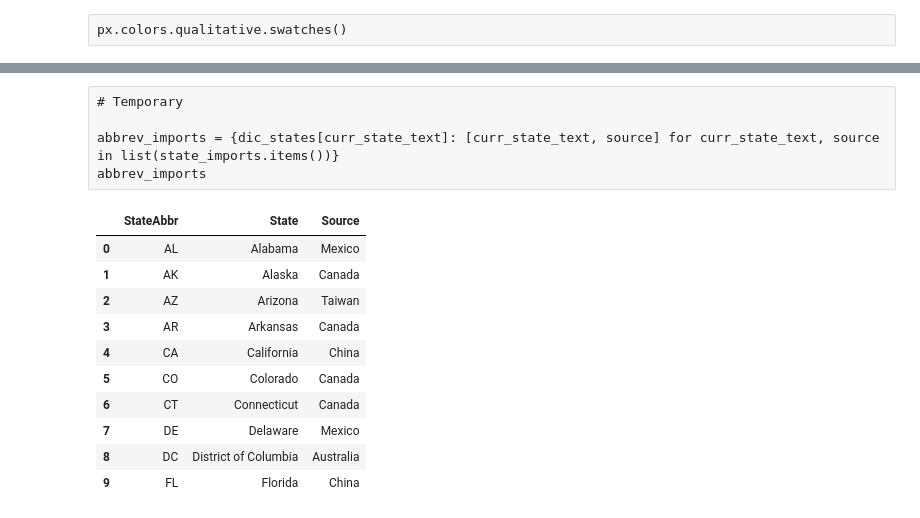
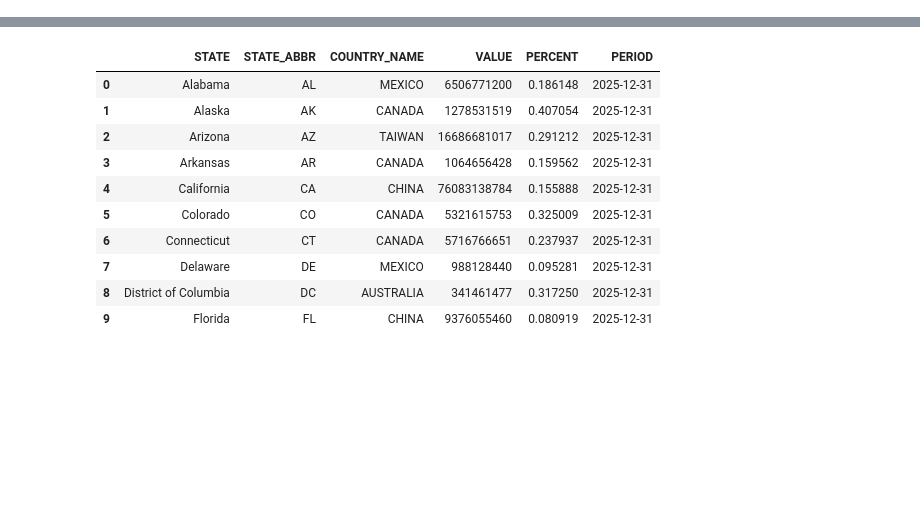
Before and after one commit to cesinco/trade-partners-by-state, a Jupyter notebook: get_top_export_countries_by_state.ipynb, the cells around one changed output, grey strips where cells are left out. Cells and saved outputs as stored; diff of their text form; code cells hidden in the pictures; blank space fills up the shorter version.

```diff
--- a/get_top_export_countries_by_state.ipynb
+++ b/get_top_export_countries_by_state.ipynb
@@ -148,3 +42,11 @@ and by setting the filter to the most recent year available, and swapping betwee
+# %%
+# Some configurations required for the remainder of the script
+
+load_dotenv(override=True)
+CENSUS_GOV_API_KEY = os.getenv("CENSUS_GOV_API_KEY")
+recent_full_year = datetime.now().year - 1
+census_exports_url = f"https://api.census.gov/data/timeseries/intltrade/exports/statehs?get=STATE,CTY_CODE,CTY_NAME,ALL_VAL_YR&time={recent_full_year}-12&STATE=[STATE]&key={CENSUS_GOV_API_KEY}"
+census_imports_url = f"https://api.census.gov/data/timeseries/intltrade/imports/statehs?get=STATE,CTY_CODE,CTY_NAME,GEN_VAL_YR&time={recent_full_year}-12&STATE=[STATE]&key={CENSUS_GOV_API_KEY}"
 # %%
 # We also need a translation dictionary from state name to state abbreviation (for mapping)
 
@@ -489,0 +141,23 @@ while True:
+# %%
+# Set up our dictionary for export countries by state
+state_imports = {}
+
+for state_name, state_abbr in dic_states.items():
+    state_url = census_imports_url.replace("[STATE]", state_abbr)
+    df_state = pd.read_csv(
+          state_url
+        , skiprows=1
+        , usecols = [0, 1, 2, 3, 4]
+        , names = ["STATE_ABBR", "COUNTRY_CODE", "COUNTRY_NAME", "VALUE", "PERIOD"]
+        , converters = {0: lambda x: x.replace('"', '').replace("[", ""), 4: lambda x: pd.to_datetime(x, format='%Y-%m') + pd.offsets.MonthEnd(0)}
+    )
+    df_total = df_state[df_state["COUNTRY_CODE"] == "-"]
+    df_state = df_state[df_state["COUNTRY_CODE"].str.contains(r"^[1-9][0-9]+$")]
+    df_state.sort_values("VALUE", ascending=False, inplace=True)
+    df_state["PERCENT"] = df_state["VALUE"] / df_total["VALUE"].iloc[0]
+    df_state = df_state.reset_index(drop=True).head(1) # Highest valued import country for this state
+    # Print just one of the states' export data
+    if state_abbr == "FL":
+        console.print_json(data=df_state.to_dict(orient="records"), ensure_ascii=True, default=str, highlight=True, indent=4)
+    # Add the highest valued import country for this state to the state_imports dictionary
+    state_imports[state_name] = df_state.iloc[0].to_dict()
@@ -573,5 +333,3 @@ df_export_labels
-# %% [raw]
-px.colors.qualitative.swatches()
 # %%
 fig = px.choropleth(
       df_exports
@@ -613,29 +371,23 @@ fig.show()
 fig.write_image("images/export_countries_by_state.png")
 # %% [markdown]
 ![export_countries_by_state.png](./images/export_countries_by_state.png)
-# %% [raw]
-# Temporary
-
-abbrev_imports = {dic_states[curr_state_text]: [curr_state_text, source] for curr_state_text, source in list(state_imports.items())}
-abbrev_imports
 # %%
-df_imports = pd.DataFrame.from_dict(state_imports, columns=["State", "Source"], orient="index")
-#df_imports = pd.DataFrame.from_dict(abbrev_imports, columns=["State", "Source"], orient="index")
-df_imports.index.names = ["StateAbbr"]
+df_imports = pd.DataFrame.from_dict(state_imports, columns=["STATE_ABBR", "COUNTRY_NAME", "VALUE", "PERCENT", "PERIOD"], orient="index")
+df_imports.index.names = ["STATE"]
 df_imports.reset_index(drop=False, inplace=True)
 # Since Puerto Rico doesn't appear on the map, we will drop it from the dataframe
-df_imports = df_imports[df_imports["StateAbbr"] != "PR"]
+df_imports = df_imports[df_imports["STATE_ABBR"] != "PR"]
 df_imports.head(10)
 # %% [output]
-|  | StateAbbr | State | Source |
-| 0 | AL | Alabama | Mexico |
-| 1 | AK | Alaska | Canada |
-| 2 | AZ | Arizona | Taiwan |
-| 3 | AR | Arkansas | Canada |
-| 4 | CA | California | China |
-| 5 | CO | Colorado | Canada |
-| 6 | CT | Connecticut | Canada |
-| 7 | DE | Delaware | Mexico |
-| 8 | DC | District of Columbia | Australia |
-| 9 | FL | Florida | China |
+|  | STATE | STATE_ABBR | COUNTRY_NAME | VALUE | PERCENT | PERIOD |
+| 0 | Alabama | AL | MEXICO | 6506771200 | 0.186148 | 2025-12-31 |
+| 1 | Alaska | AK | CANADA | 1278531519 | 0.407054 | 2025-12-31 |
+| 2 | Arizona | AZ | TAIWAN | 16686681017 | 0.291212 | 2025-12-31 |
+| 3 | Arkansas | AR | CANADA | 1064656428 | 0.159562 | 2025-12-31 |
+| 4 | California | CA | CHINA | 76083138784 | 0.155888 | 2025-12-31 |
+| 5 | Colorado | CO | CANADA | 5321615753 | 0.325009 | 2025-12-31 |
+| 6 | Connecticut | CT | CANADA | 5716766651 | 0.237937 | 2025-12-31 |
+| 7 | Delaware | DE | MEXICO | 988128440 | 0.095281 | 2025-12-31 |
+| 8 | District of Columbia | DC | AUSTRALIA | 341461477 | 0.317250 | 2025-12-31 |
+| 9 | Florida | FL | CHINA | 9376055460 | 0.080919 | 2025-12-31 |
 # %%
```
Also changed, not shown: parts of 44 cells of this notebook, 9 other files.
